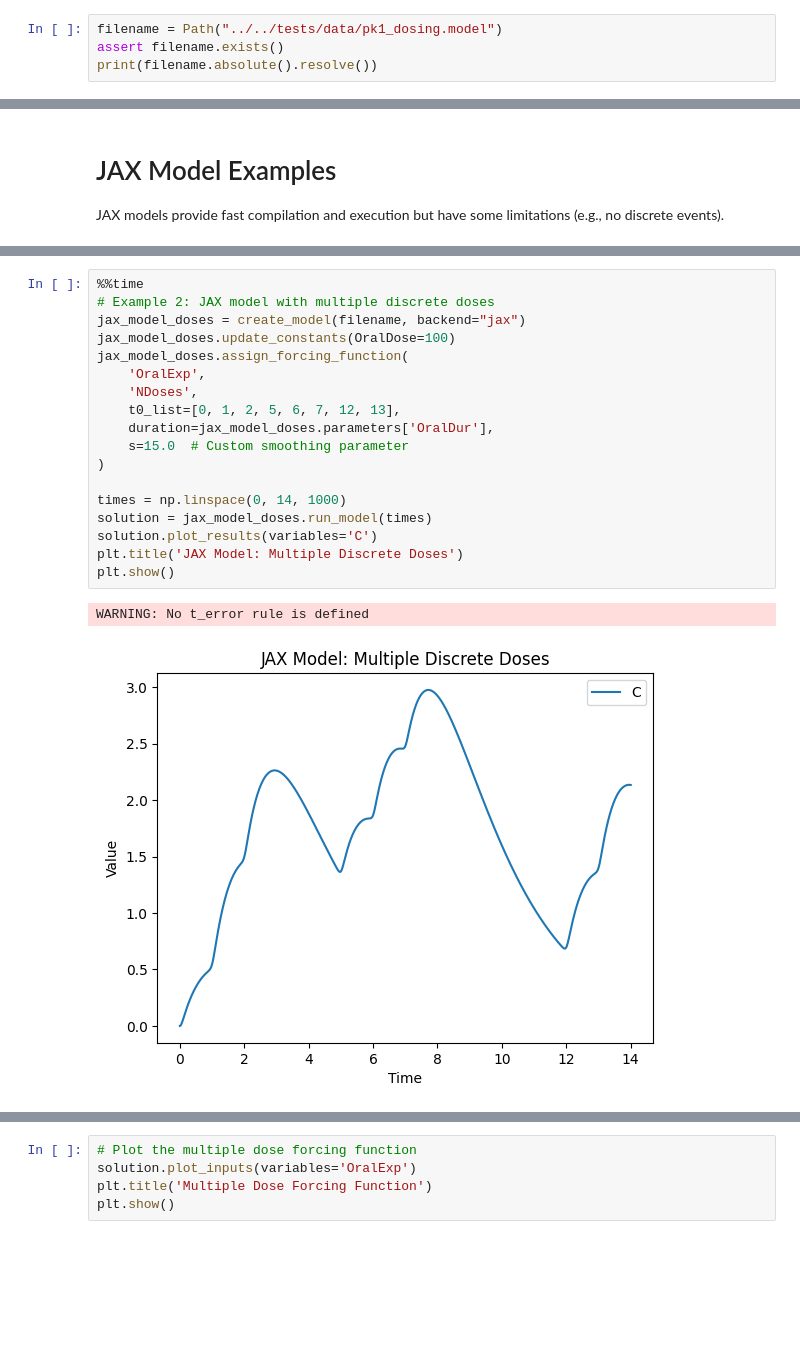
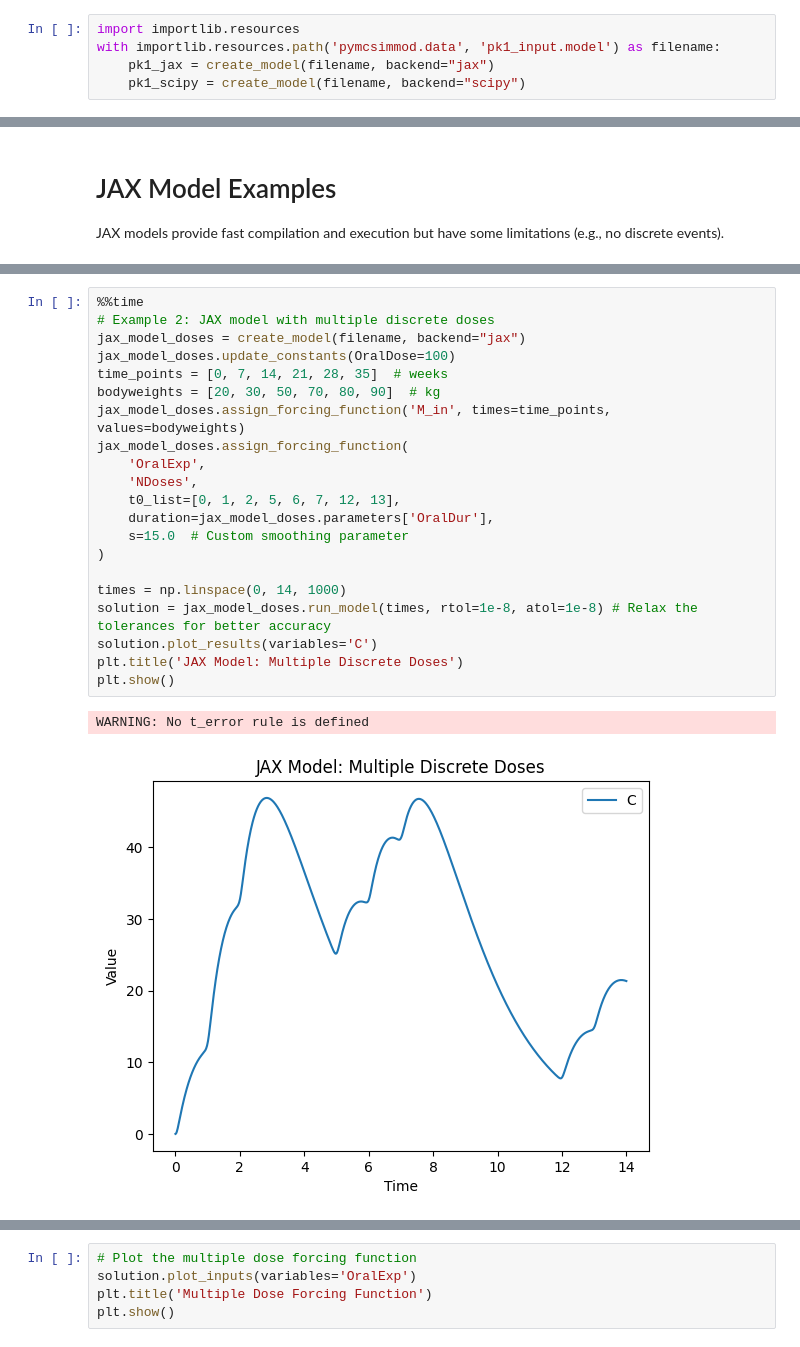
Before and after one commit to USEPA/PyMCSimMod, a Jupyter notebook: docs/notebooks/pk_dosing.ipynb, the cells around one changed output, grey strips where cells are left out. Drawn from its saved outputs; the diff is of its cells as text; blank space fills up the shorter version.

```diff
--- a/docs/notebooks/pk_dosing.ipynb
+++ b/docs/notebooks/pk_dosing.ipynb
@@ -19,5 +47,6 @@ The autoreload extension is already loaded. To reload it, use:
 # %%
-filename = Path("../../tests/data/pk1_dosing.model")
-assert filename.exists()
-print(filename.absolute().resolve())
+import importlib.resources
+with importlib.resources.path('pymcsimmod.data', 'pk1_input.model') as filename:
+    pk1_jax = create_model(filename, backend="jax")
+    pk1_scipy = create_model(filename, backend="scipy")
 # %% [output]
@@ -111,21 +268,24 @@ plt.show()
 # %%
 %%time
 # Example 2: JAX model with multiple discrete doses
 jax_model_doses = create_model(filename, backend="jax")
 jax_model_doses.update_constants(OralDose=100)
+time_points = [0, 7, 14, 21, 28, 35]  # weeks
+bodyweights = [20, 30, 50, 70, 80, 90]  # kg
+jax_model_doses.assign_forcing_function('M_in', times=time_points, values=bodyweights)
 jax_model_doses.assign_forcing_function(
     'OralExp',
     'NDoses',
     t0_list=[0, 1, 2, 5, 6, 7, 12, 13],
     duration=jax_model_doses.parameters['OralDur'],
     s=15.0  # Custom smoothing parameter
 )
 
 times = np.linspace(0, 14, 1000)
-solution = jax_model_doses.run_model(times)
+solution = jax_model_doses.run_model(times, rtol=1e-8, atol=1e-8) # Relax the tolerances for better accuracy
 solution.plot_results(variables='C')
 plt.title('JAX Model: Multiple Discrete Doses')
 plt.show()
 # %% [output]
 WARNING: No t_error rule is defined
-[figure, old version]
+[figure, new version]
```
Also changed, not shown: parts of 28 cells of this notebook.
